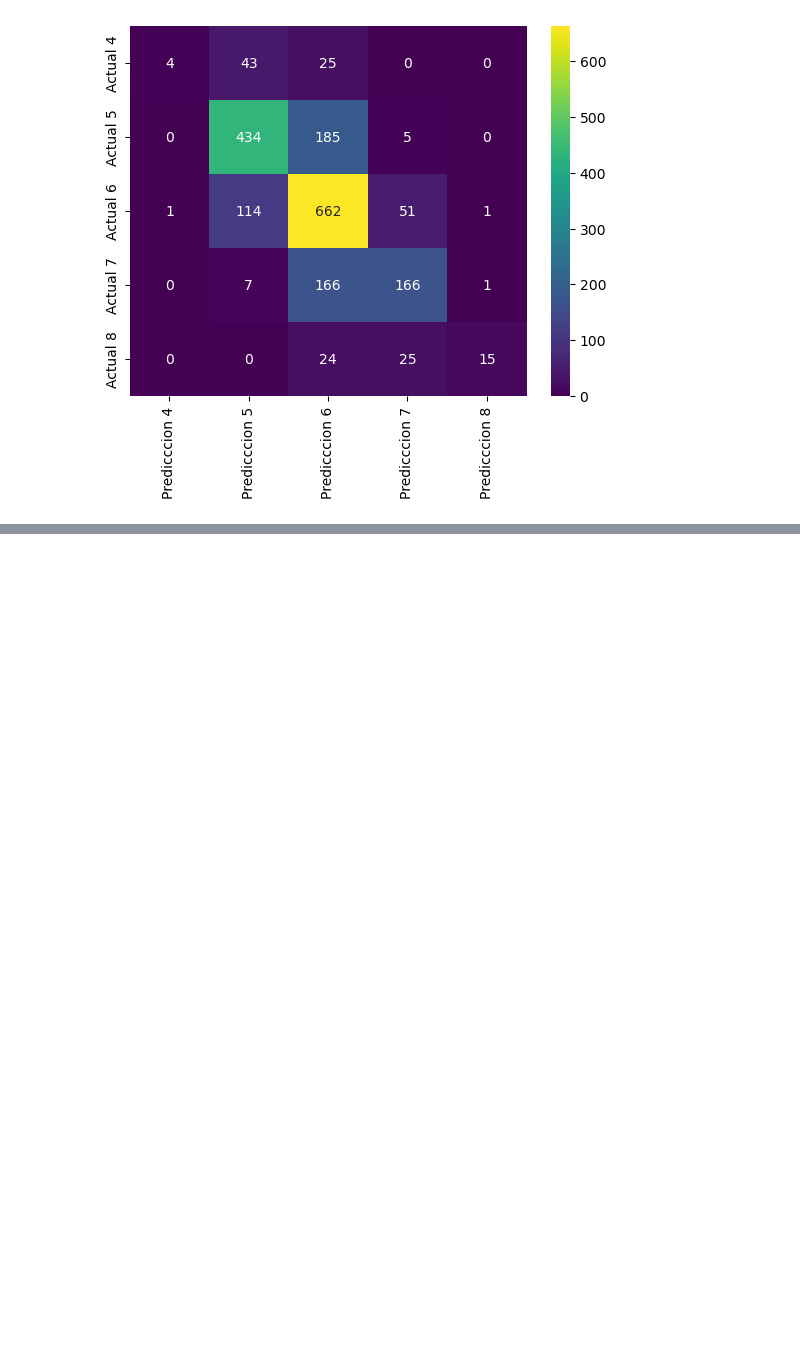
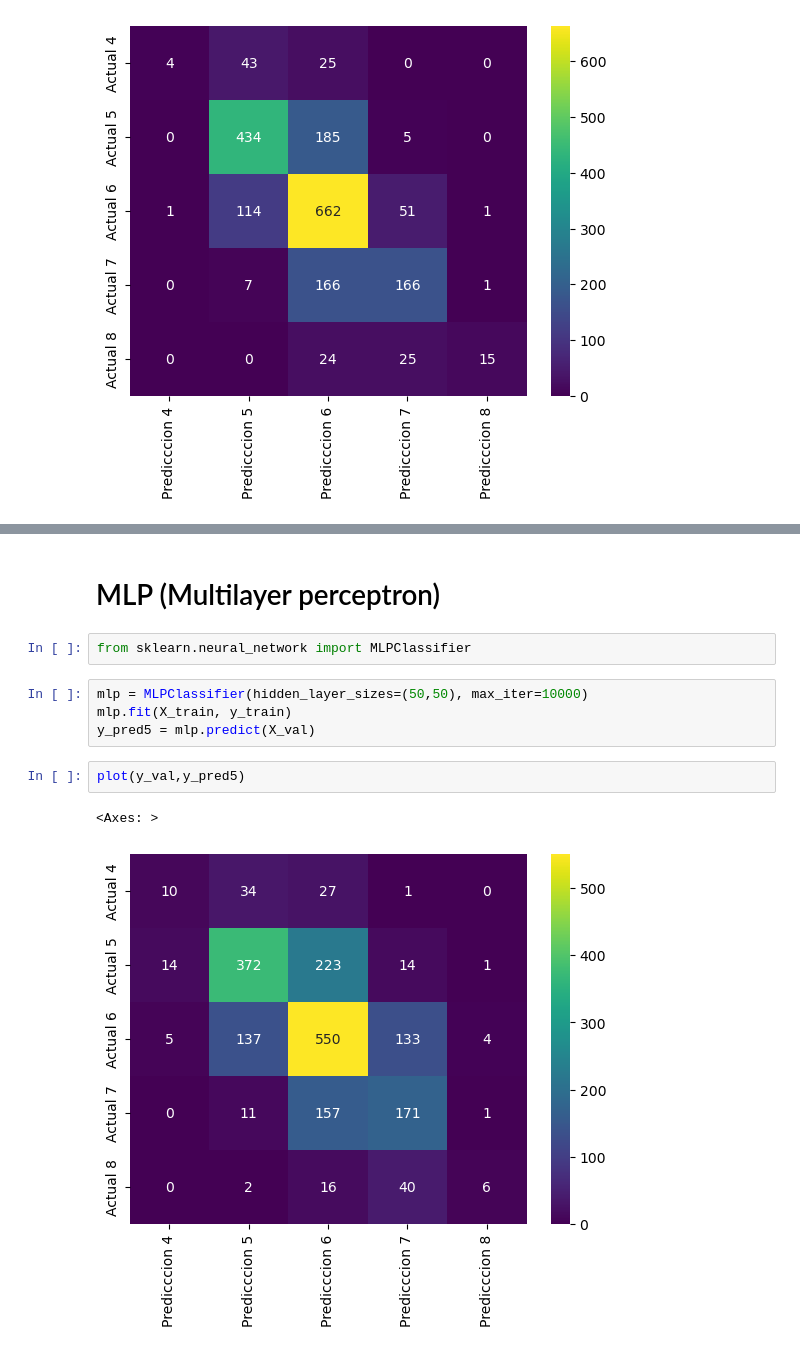
Before and after one commit to Eriik12/PROYECTO, a Jupyter notebook: VINO/Calidad del Vino.ipynb, the cells around one changed output, grey strips where cells are left out. Drawn from its saved outputs; the diff is of its cells as text; blank space fills up the shorter version.

```diff
--- a/VINO/Calidad del Vino.ipynb
+++ b/VINO/Calidad del Vino.ipynb
@@ -214,0 +278,13 @@ Precisión para calidad 8: 0.3571
+# %% [markdown]
+# MLP (Multilayer perceptron)
+# %%
+from sklearn.neural_network import MLPClassifier
+# %%
+mlp = MLPClassifier(hidden_layer_sizes=(50,50), max_iter=10000)
+mlp.fit(X_train, y_train)
+y_pred5 = mlp.predict(X_val)
+# %%
+plot(y_val,y_pred5)
+# %% [output]
+<Axes: >
+[figure, added]
```
Also changed, not shown: parts of 28 cells of this notebook.
